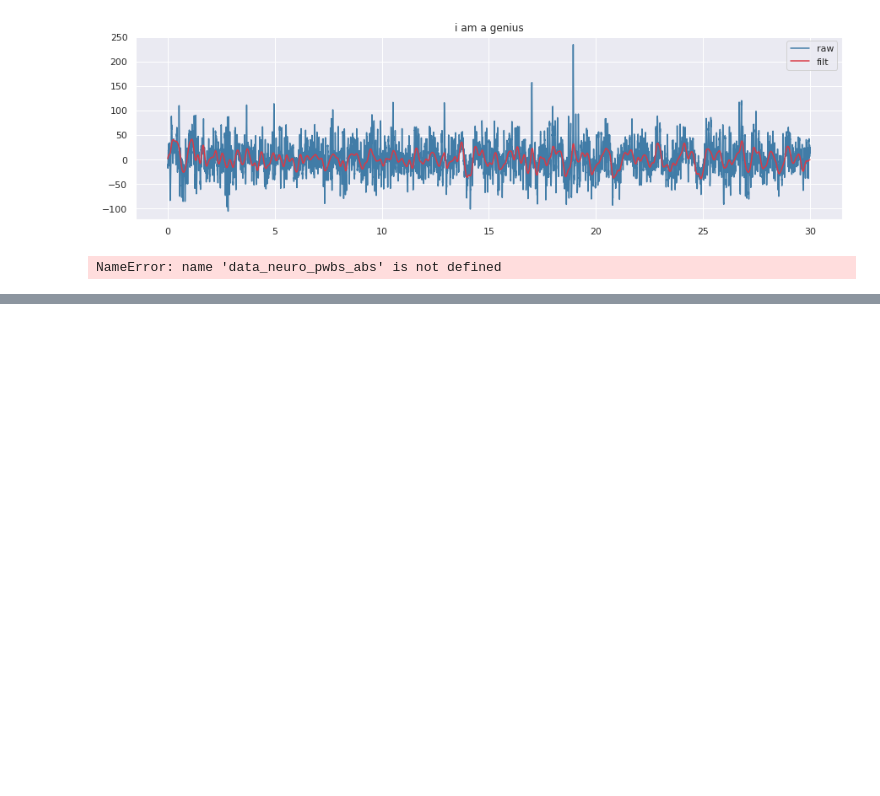
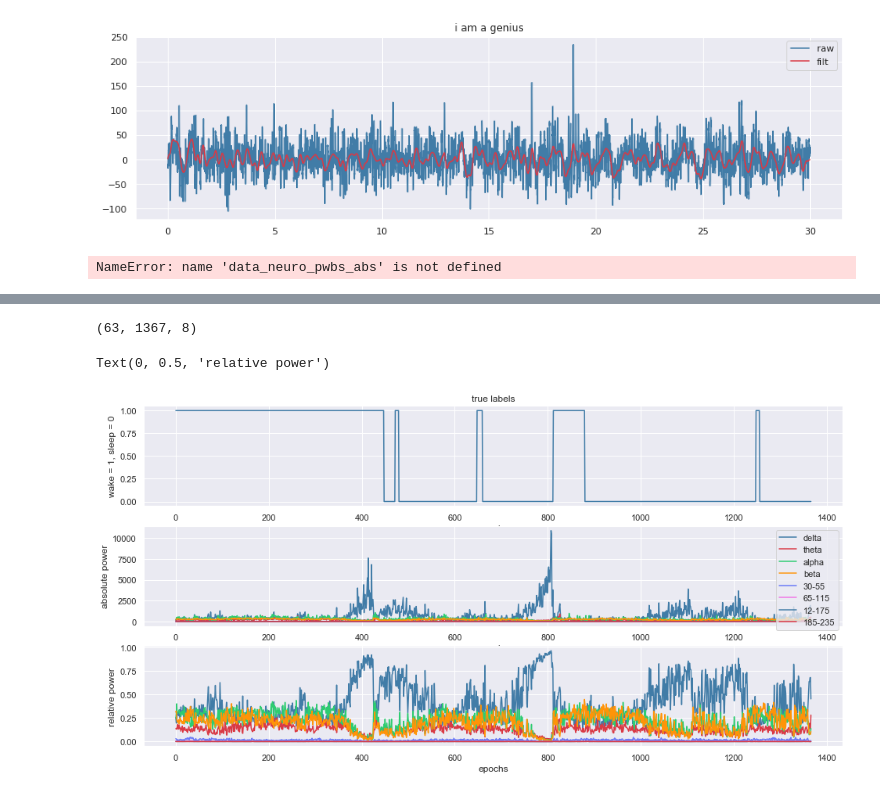
Before and after one commit to sunh20/SleepClass, a Jupyter notebook: notebooks/get_rel_pwb.ipynb, the cells around one changed output, grey strips where cells are left out. Saved outputs shown, nothing was run; the diff lists cells and outputs as text; code cells hidden in the pictures; blank space fills up the shorter version.

Commit message:
finished relative pwb script

```diff
--- a/notebooks/get_rel_pwb.ipynb
+++ b/notebooks/get_rel_pwb.ipynb
@@ -125,0 +122,36 @@ data_neuro_pwb_abs[0,0,0]
+# %%
+data_neuro_pwb_abs = np.load('data_neuro_pwb_abs.npy')
+# %%
+data_neuro_pwb_abs.shape
+# %% [output]
+(63, 1367, 8)
+# %%
+# relative
+
+data_neuro_pwb_rel = np.zeros(data_neuro_pwb_abs.shape)
+# %%
+sum_pwb = data_neuro_pwb_abs.sum(2)
+# %%
+for i in range(8):
+    data_neuro_pwb_rel[:,:,i] = data_neuro_pwb_abs[:,:,i] / sum_pwb
+# %%
+plt.figure(figsize=[16,8])
+plt.subplot(3,1,1)
+plt.plot(data_labels_ep)
+plt.xlabel('epochs')
+plt.ylabel('wake = 1, sleep = 0')
+plt.title('true labels')
+
+plt.subplot(3,1,2)
+plt.plot(data_neuro_pwb_abs[0,:,:])
+plt.xlabel('epochs')
+plt.ylabel('absolute power')
+plt.legend(['delta','theta','alpha','beta','30-55','65-115','12-175','185-235'])
+
+plt.subplot(3,1,3)
+plt.plot(data_neuro_pwb_rel[0,:,:])
+plt.xlabel('epochs')
+plt.ylabel('relative power')
+# %% [output]
+Text(0, 0.5, 'relative power')
+[figure, added]
```
Also changed, not shown: parts of 3 cells of this notebook.
